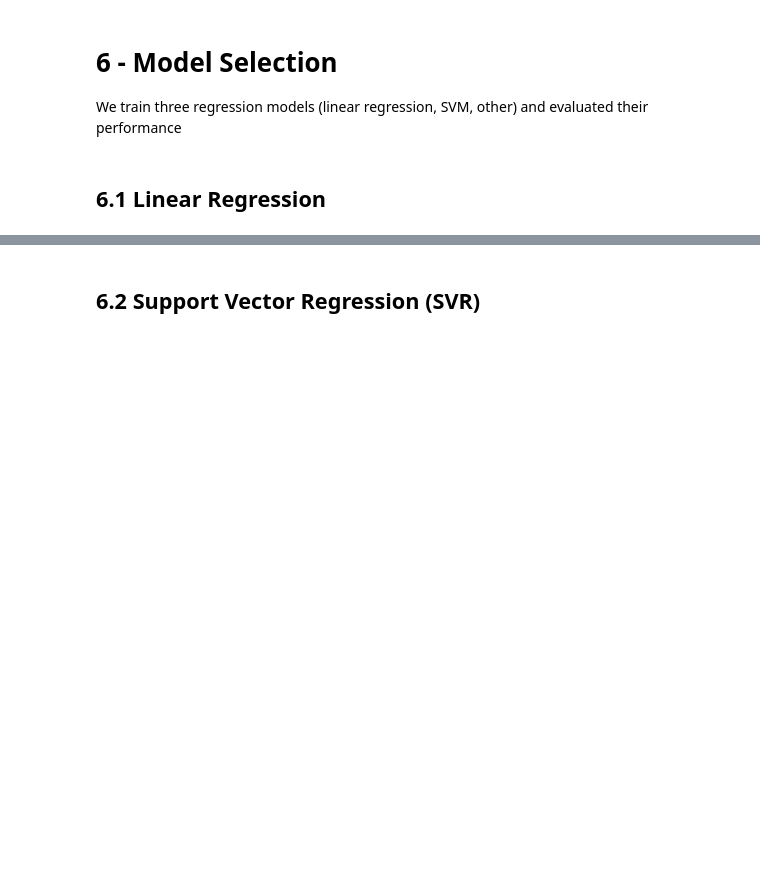
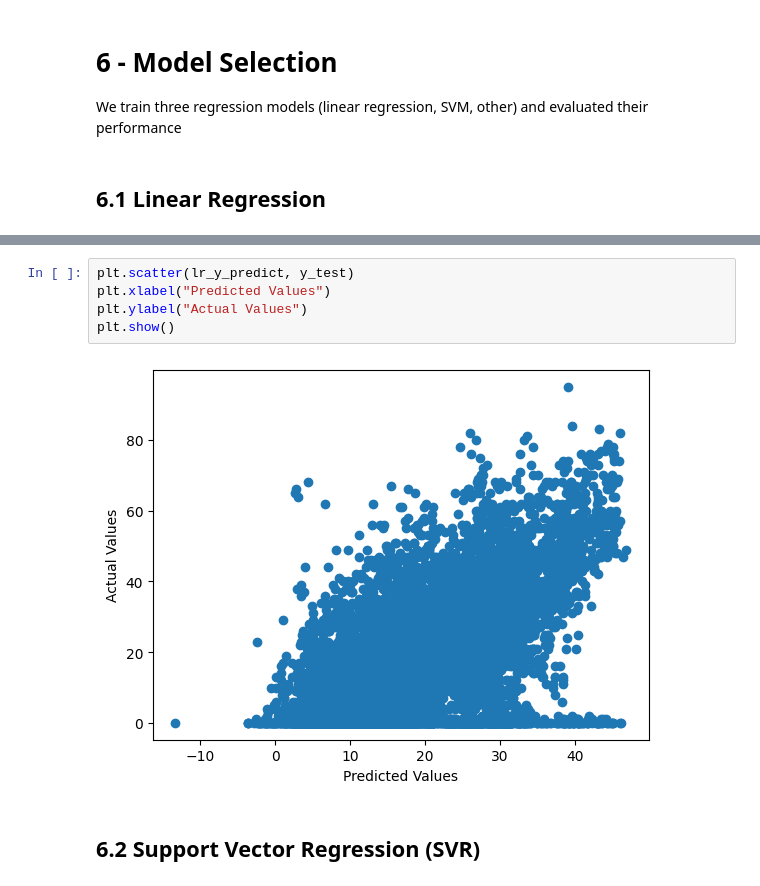
Before and after one commit to MrP29/EECS3401_Project, a Jupyter notebook: 3401_project.ipynb, the cells around one changed output, grey strips where cells are left out. Saved outputs shown, nothing was run; the diff lists cells and outputs as text; blank space fills up the shorter version.

```diff
--- a/3401_project.ipynb
+++ b/3401_project.ipynb
@@ -430,3 +460,10 @@ lr_mse
+# %%
+plt.scatter(lr_y_predict, y_test)
+plt.xlabel("Predicted Values")
+plt.ylabel("Actual Values")
+plt.show()
+# %% [output]
+[figure, added]
 # %% [markdown]
 ## 6.2 Support Vector Regression (SVR)
 # %%
```
Also changed, not shown: parts of 6 cells of this notebook.
